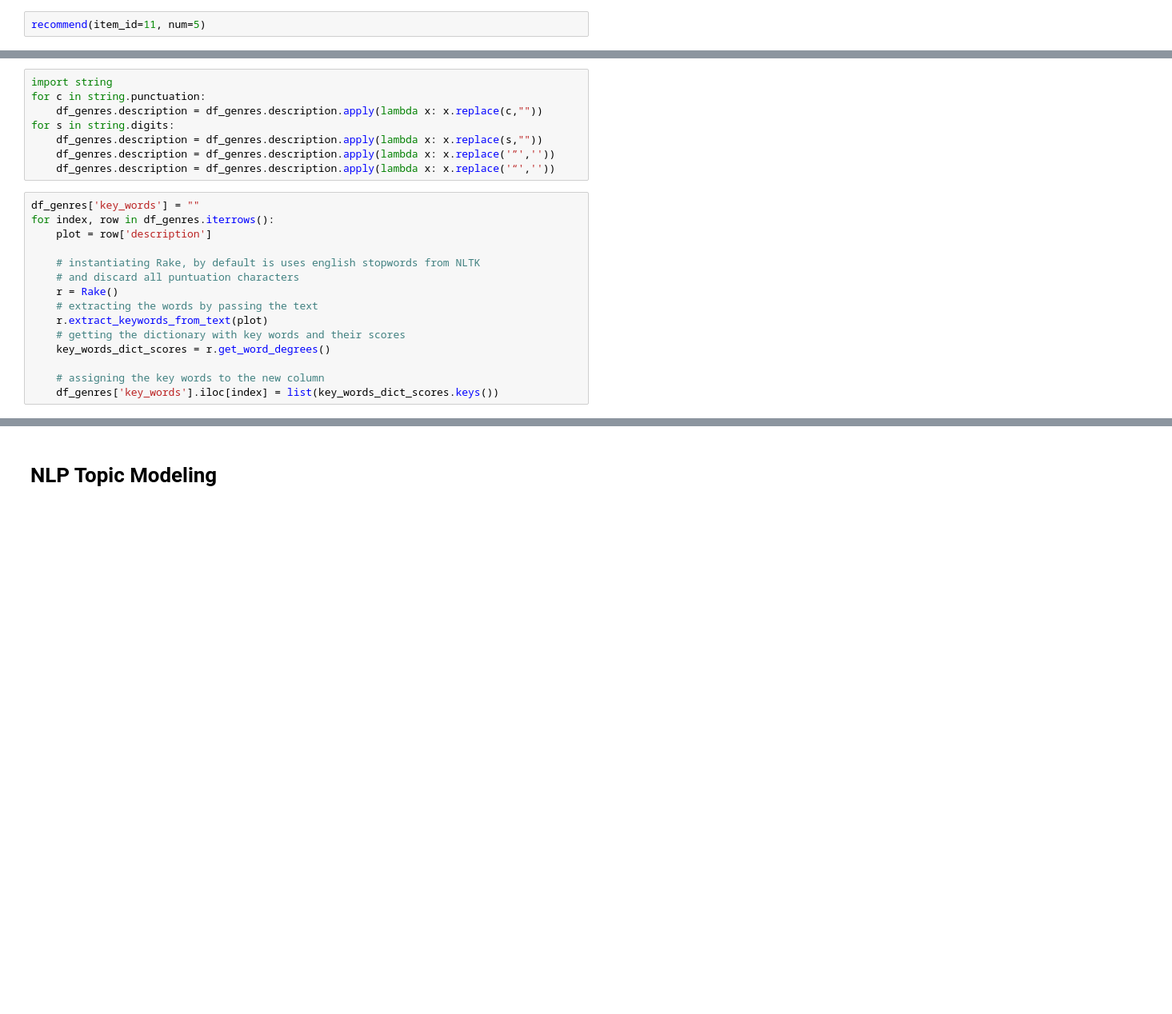
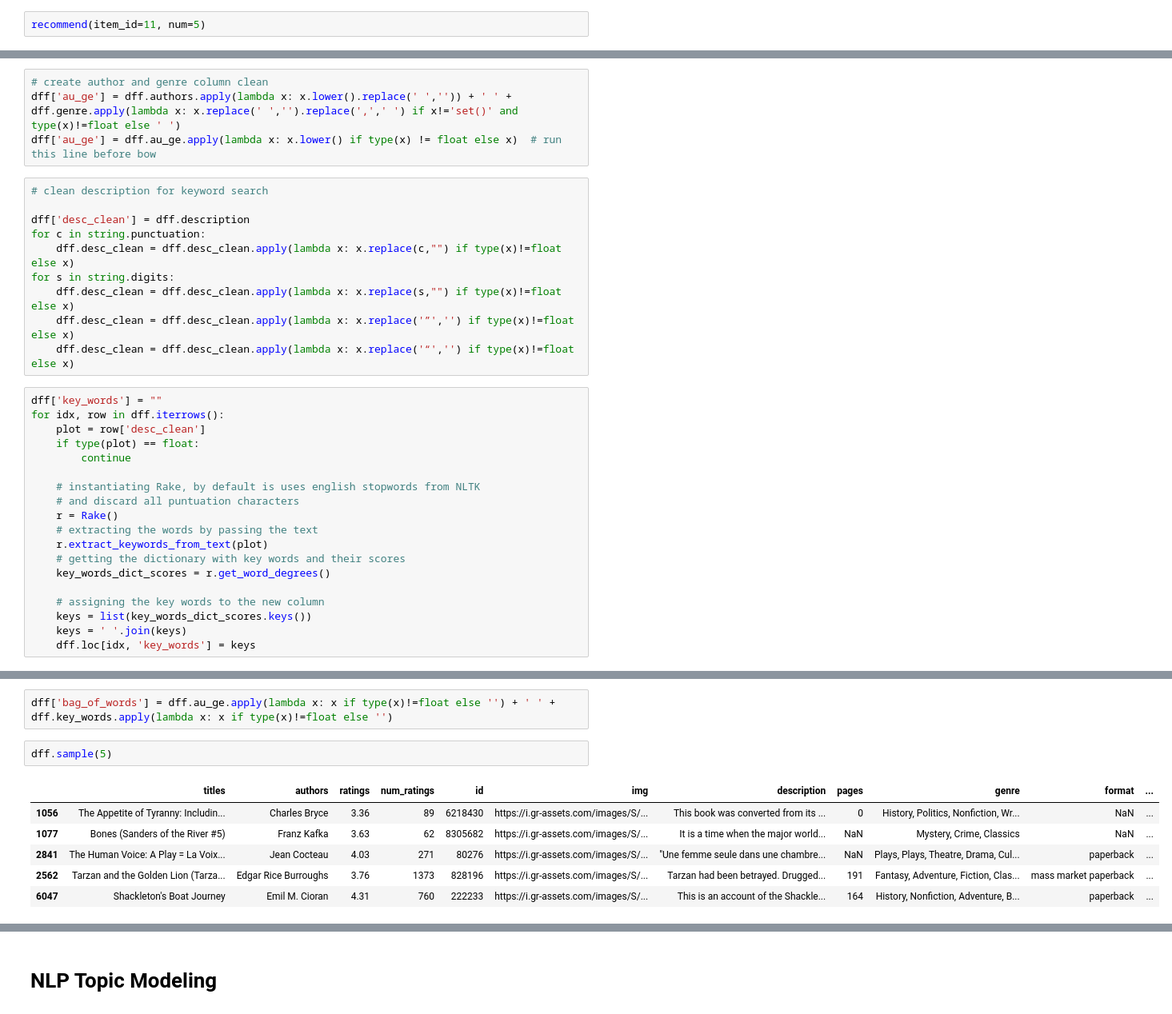
Before and after one commit to rebecca-hh-rosen/your_next_pageturner_backend, a Jupyter notebook: Data_Cleaning_and_EDA.ipynb, the cells around one changed output, grey strips where cells are left out. Shown: that part at 80% size. Drawn from its saved outputs; the diff is of its cells as text; blank space fills up the shorter version.

Commit message:
light database(7000) with bag_of_words added in json file

```diff
--- a/Data_Cleaning_and_EDA.ipynb
+++ b/Data_Cleaning_and_EDA.ipynb
@@ -196,15 +143,23 @@ df['genre'] = df.genre.apply(lambda x: [gen.replace(' ','') for gen in x])
+# %%
+# create author and genre column clean
+dff['au_ge'] = dff.authors.apply(lambda x: x.lower().replace(' ','')) + ' ' + dff.genre.apply(lambda x: x.replace(' ','').replace(',',' ') if x!='set()' and type(x)!=float else ' ')
+dff['au_ge'] = dff.au_ge.apply(lambda x: x.lower() if type(x) != float else x)  # run this line before bow
 # %%
-import string
+# clean description for keyword search
+
+dff['desc_clean'] = dff.description
 for c in string.punctuation:
-    df_genres.description = df_genres.description.apply(lambda x: x.replace(c,""))
+    dff.desc_clean = dff.desc_clean.apply(lambda x: x.replace(c,"") if type(x)!=float else x)
 for s in string.digits:
-    df_genres.description = df_genres.description.apply(lambda x: x.replace(s,""))
-    df_genres.description = df_genres.description.apply(lambda x: x.replace('”',''))
-    df_genres.description = df_genres.description.apply(lambda x: x.replace('“',''))
+    dff.desc_clean = dff.desc_clean.apply(lambda x: x.replace(s,"") if type(x)!=float else x)
+    dff.desc_clean = dff.desc_clean.apply(lambda x: x.replace('”','') if type(x)!=float else x)
+    dff.desc_clean = dff.desc_clean.apply(lambda x: x.replace('“','') if type(x)!=float else x)
 # %%
-df_genres['key_words'] = ""
-for index, row in df_genres.iterrows():
-    plot = row['description']
+dff['key_words'] = ""
+for idx, row in dff.iterrows():
+    plot = row['desc_clean']
+    if type(plot) == float:
+        continue
 
     # instantiating Rake, by default is uses english stopwords from NLTK
     # and discard all puntuation characters
@@ -215,4 +170,6 @@ for index, row in df_genres.iterrows():
     key_words_dict_scores = r.get_word_degrees()
 
     # assigning the key words to the new column
-    df_genres['key_words'].iloc[index] = list(key_words_dict_scores.keys())
+    keys = list(key_words_dict_scores.keys())
+    keys = ' '.join(keys)
+    dff.loc[idx, 'key_words'] = keys
@@ -290,0 +176,11 @@ df.head()
+# %%
+dff['bag_of_words'] = dff.au_ge.apply(lambda x: x if type(x)!=float else '') + ' ' + dff.key_words.apply(lambda x: x if type(x)!=float else '')
+# %%
+dff.sample(5)
+# %% [output]
+|  | titles | authors | ratings | num_ratings | id | img | description | pages | genre | format | ... |
+| 1056 | The Appetite of Tyranny: Includin... | Charles Bryce | 3.36 | 89 | 6218430 | https://i.gr-assets.com/images/S/... | This book was converted from its ... | 0 | History, Politics, Nonfiction, Wr... | NaN | ... |
+| 1077 | Bones (Sanders of the River #5) | Franz Kafka | 3.63 | 62 | 8305682 | https://i.gr-assets.com/images/S/... | It is a time when the major world... | NaN | Mystery, Crime, Classics | NaN | ... |
+| 2841 | The Human Voice: A Play = La Voix... | Jean Cocteau | 4.03 | 271 | 80276 | https://i.gr-assets.com/images/S/... | "Une femme seule dans une chambre... | NaN | Plays, Plays, Theatre, Drama, Cul... | paperback | ... |
+| 2562 | Tarzan and the Golden Lion (Tarza... | Edgar Rice Burroughs | 3.76 | 1373 | 828196 | https://i.gr-assets.com/images/S/... | Tarzan had been betrayed. Drugged... | 191 | Fantasy, Adventure, Fiction, Clas... | mass market paperback | ... |
+| 6047 | Shackleton's Boat Journey | Emil M. Cioran | 4.31 | 760 | 222233 | https://i.gr-assets.com/images/S/... | This is an account of the Shackle... | 164 | History, Nonfiction, Adventure, B... | paperback | ... |
```
Also changed, not shown: parts of 28 cells of this notebook, 7 other files.
